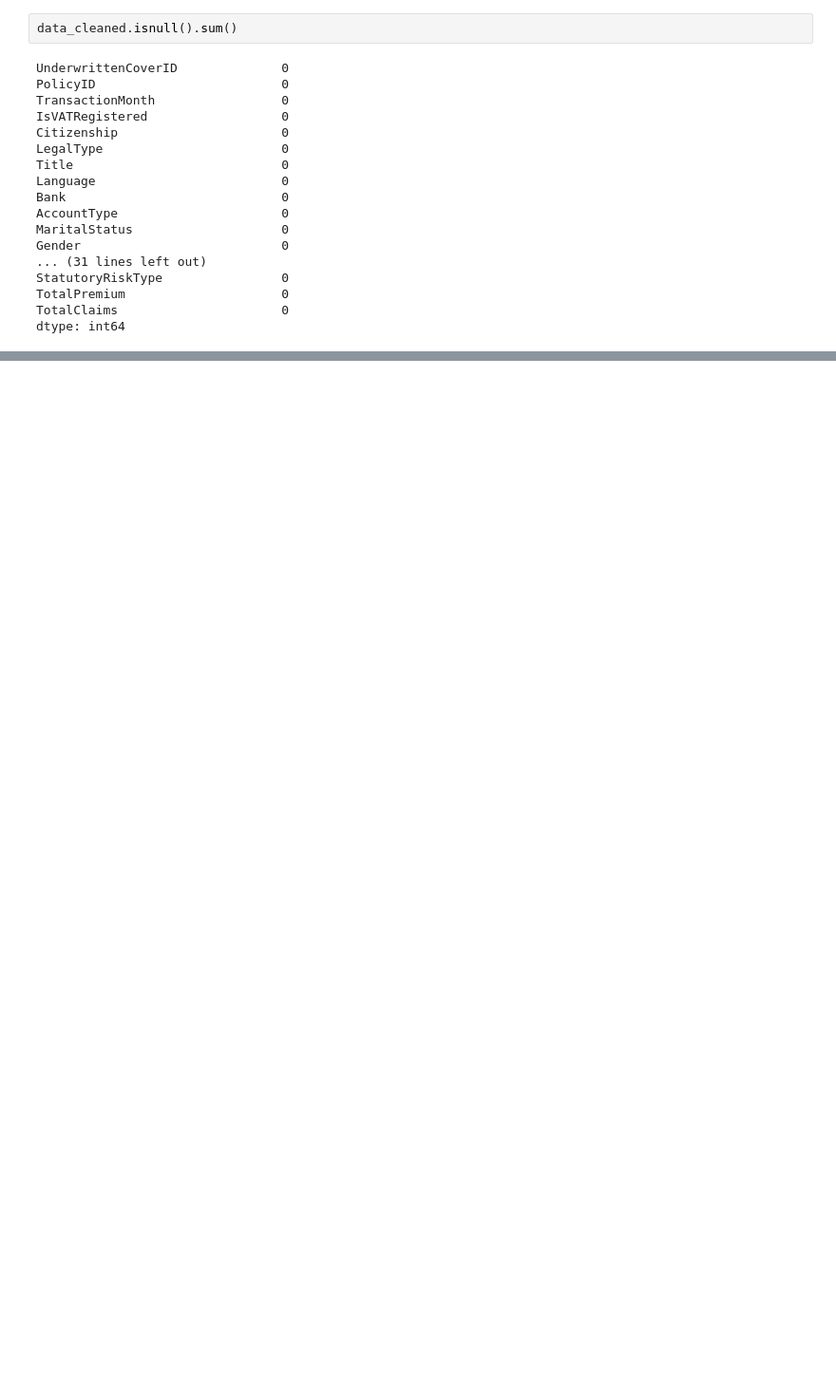
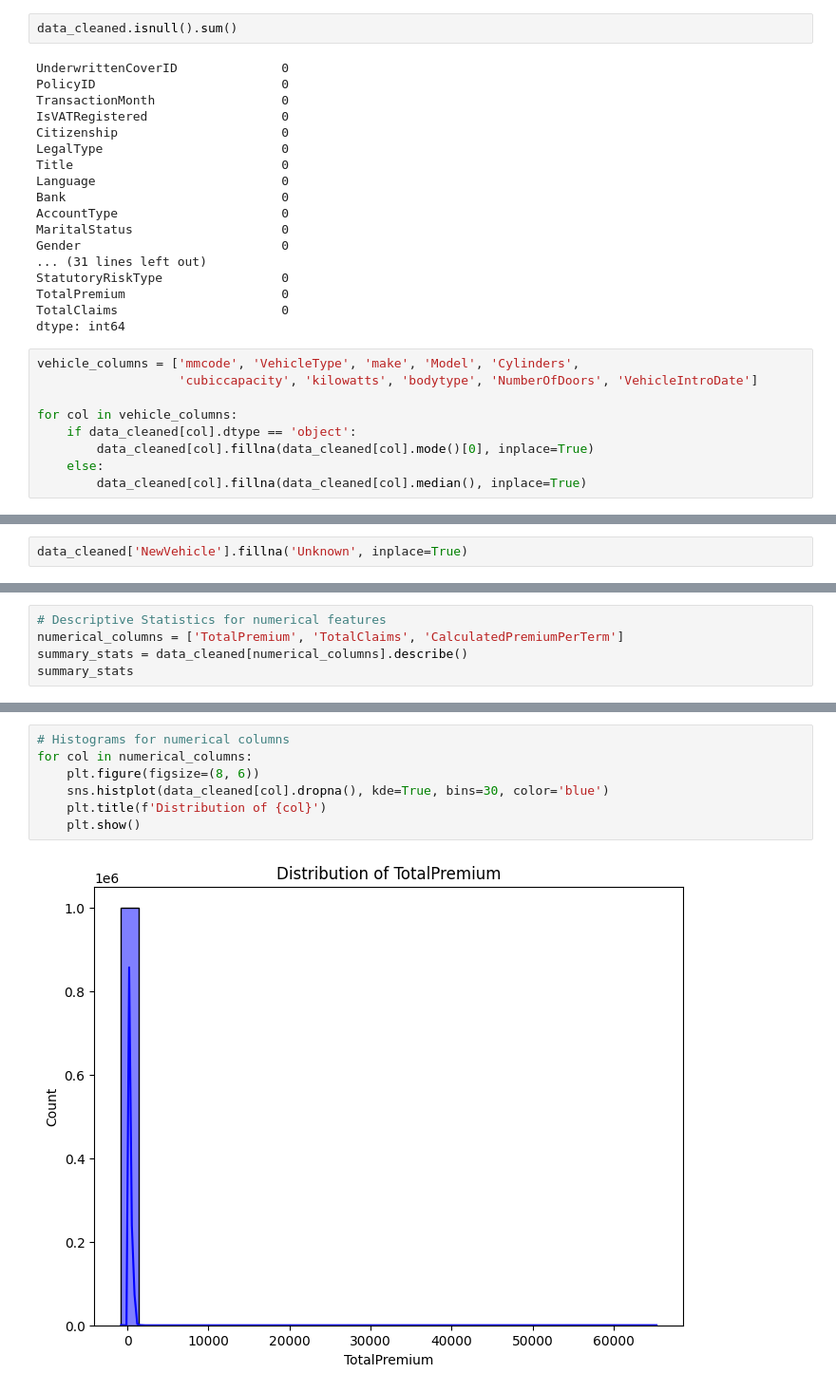
Before and after one commit to SaraFedlu/Insurance-Data-Insights-and-Prediction, a Jupyter notebook: notebooks/eda.ipynb, the cells around one changed output, grey strips where cells are left out. Shown: that part at 95% size. Saved outputs shown, nothing was run; the diff lists cells and outputs as text; blank space fills up the shorter version.

Commit message:
perform additional visualizations

```diff
--- a/notebooks/eda.ipynb
+++ b/notebooks/eda.ipynb
@@ -119,3 +119,12 @@ StatutoryRiskType                0
 TotalPremium                     0
 TotalClaims                      0
 dtype: int64
+# %%
+vehicle_columns = ['mmcode', 'VehicleType', 'make', 'Model', 'Cylinders',
+                   'cubiccapacity', 'kilowatts', 'bodytype', 'NumberOfDoors', 'VehicleIntroDate']
+
+for col in vehicle_columns:
+    if data_cleaned[col].dtype == 'object':
+        data_cleaned[col].fillna(data_cleaned[col].mode()[0], inplace=True)
+    else:
+        data_cleaned[col].fillna(data_cleaned[col].median(), inplace=True)
@@ -121,0 +149,2 @@ dtype: int64
+# %%
+data_cleaned['NewVehicle'].fillna('Unknown', inplace=True)
@@ -121,0 +178,5 @@ dtype: int64
+# %%
+# Descriptive Statistics for numerical features
+numerical_columns = ['TotalPremium', 'TotalClaims', 'CalculatedPremiumPerTerm']
+summary_stats = data_cleaned[numerical_columns].describe()
+summary_stats
@@ -121,0 +214,9 @@ dtype: int64
+# %%
+# Histograms for numerical columns
+for col in numerical_columns:
+    plt.figure(figsize=(8, 6))
+    sns.histplot(data_cleaned[col].dropna(), kde=True, bins=30, color='blue')
+    plt.title(f'Distribution of {col}')
+    plt.show()
+# %% [output]
+[figure, added]
```
Also changed, not shown: parts of 11 cells of this notebook.
